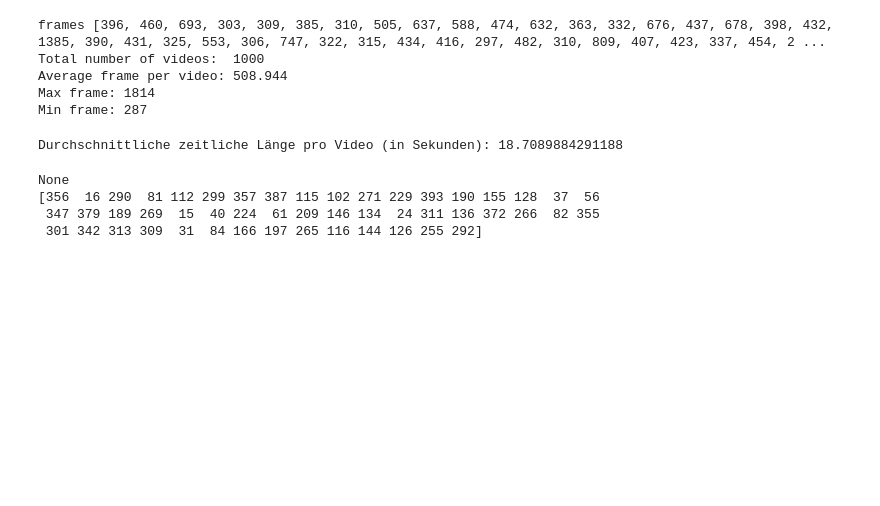
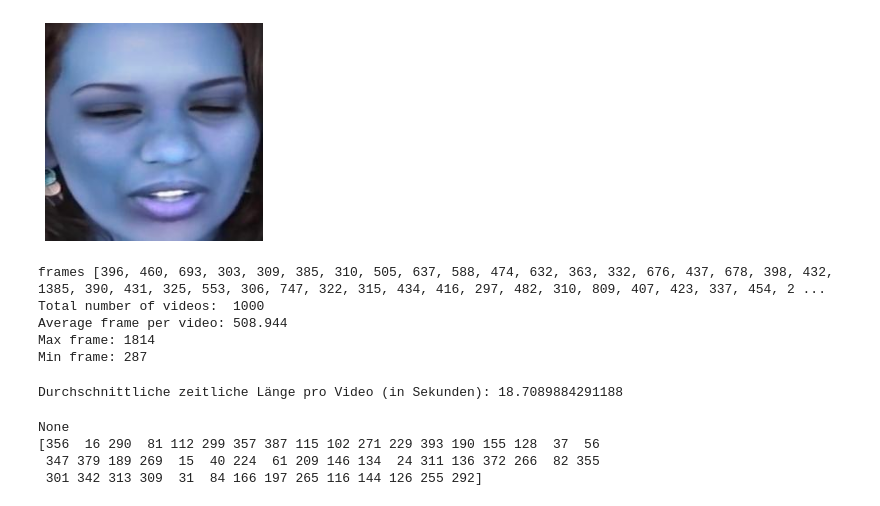
Before and after one commit to kenzo94/deepfake-detection, a Jupyter notebook: test.ipynb, the cells around one changed output. Saved outputs shown, nothing was run; the diff lists cells and outputs as text; code cells hidden in the pictures; blank space fills up the shorter version.

```diff
--- a/test.ipynb
+++ b/test.ipynb
@@ -8,3 +130,22 @@ video_files1 =  glob.glob('deeperforensics\end_to_end\*.mp4')
+# %%
+import cv2
+
+import cv2
+
+def check_image_format(image_path):
+    image = cv2.imread(image_path)
+    if image is None:
+        print("Bild konnte nicht geladen werden.")
+        return
+
+    # Bild anzeigen
+    plt.imshow(image)
+    plt.axis('off')
+    plt.show()
+
+check_image_format(r"E:\Masterarbeit\deepfake-detection\raw\223_W037_0.jpg")
+# %% [output]
+[figure, added]
 # %%
 #change the path accordingly
 frame_count = []
```
Also changed, not shown: parts of 17 cells of this notebook, 6 other files.
